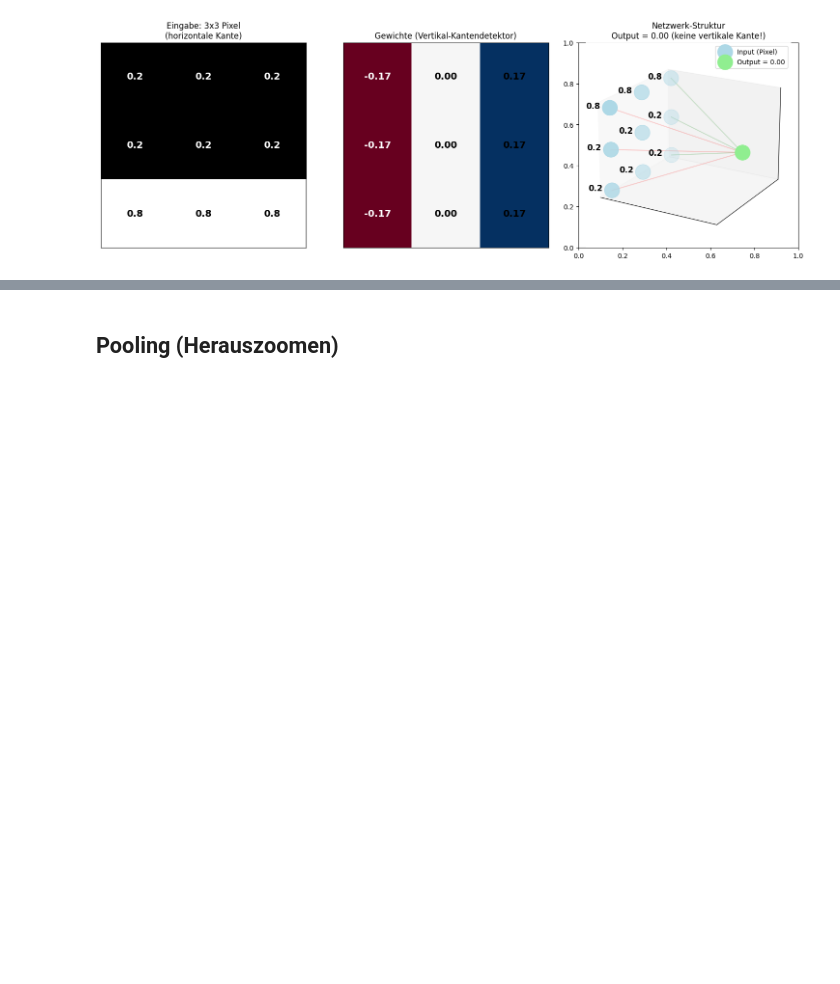
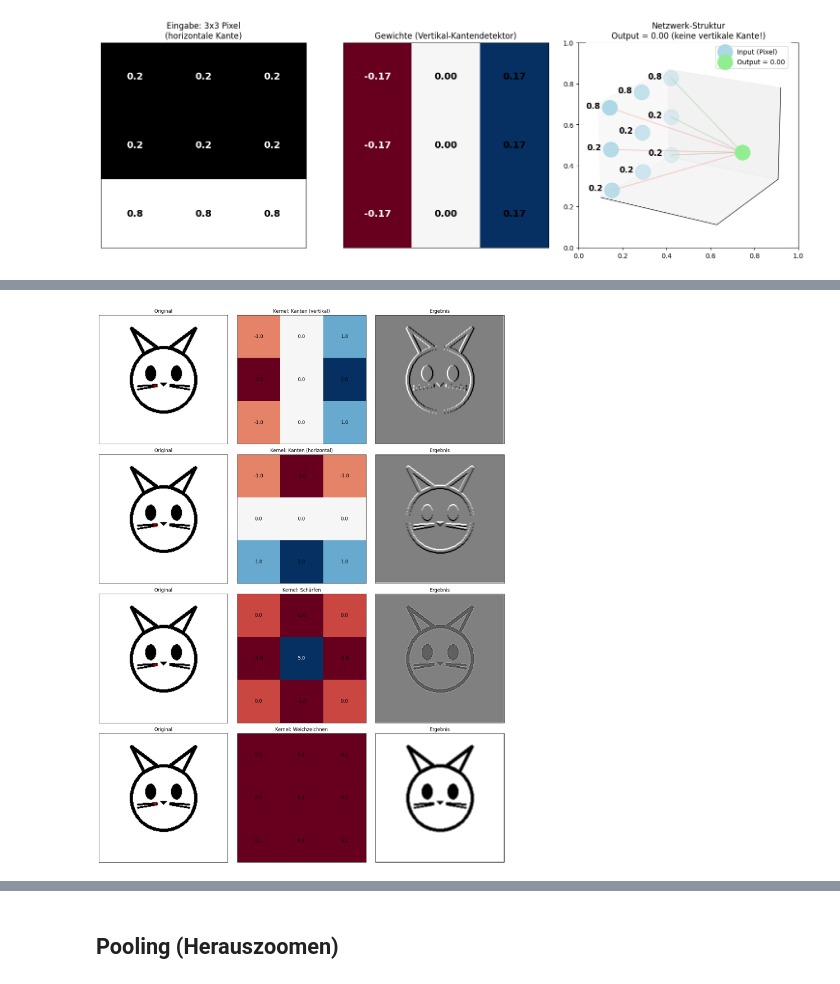
Before and after one commit to mrs-curi0sity/ki-fuer-marie, a Jupyter notebook: episodes/02-fortgeschrittene-konzepte-neuronaler-netze/code/neural_networks.ipynb, the cells around one changed output, grey strips where cells are left out. Cells and saved outputs as stored; diff of their text form; code cells hidden in the pictures; blank space fills up the shorter version.

```diff
--- a/episodes/02-fortgeschrittene-konzepte-neuronaler-netze/code/neural_networks.ipynb
+++ b/episodes/02-fortgeschrittene-konzepte-neuronaler-netze/code/neural_networks.ipynb
@@ -629,0 +604,93 @@ create_conv_visualization()
+# %%
+import numpy as np
+import matplotlib.pyplot as plt
+from matplotlib.patches import Rectangle
+from scipy import signal
+import cv2
+
+def create_simple_cat():
+    # Erstelle ein 200x200 weißes Bild
+    img = np.ones((200, 200), dtype=np.uint8) * 255
+
+    # Zeichne Kopf
+    cv2.circle(img, (100, 100), 50, 0, 3)
+
+    # Zeichne Ohren
+    pts_ear1 = np.array([[70, 60], [50, 20], [90, 50]], np.int32)
+    pts_ear2 = np.array([[130, 60], [150, 20], [110, 50]], np.int32)
+    cv2.polylines(img, [pts_ear1], True, 0, 3)
+    cv2.polylines(img, [pts_ear2], True, 0, 3)
+
+    # Zeichne Augen
+    cv2.ellipse(img, (80, 90), (8, 12), 0, 0, 360, 0, -1)
+    cv2.ellipse(img, (120, 90), (8, 12), 0, 0, 360, 0, -1)
+
+    # Zeichne Nase
+    pts_nose = np.array([[95, 105], [105, 105], [100, 110]], np.int32)
+    cv2.fillPoly(img, [pts_nose], 0)
+
+    # Zeichne Schnurrhaare
+    cv2.line(img, (60, 110), (90, 108), 0, 2)
+    cv2.line(img, (60, 115), (90, 110), 0, 2)
+    cv2.line(img, (140, 110), (110, 108), 0, 2)
+    cv2.line(img, (140, 115), (110, 110), 0, 2)
+
+    return img
+
+def create_conv_visualization_static():
+    img = create_simple_cat()  # Verwende Katzenbild statt Haus
+
+    kernels = {
+        'Kanten (vertikal)': np.array([[-1, 0, 1],
+                                      [-2, 0, 2],
+                                      [-1, 0, 1]]),
+        'Kanten (horizontal)': np.array([[-1, -2, -1],
+                                        [0, 0, 0],
+                                        [1, 2, 1]]),
+        'Schärfen': np.array([[0, -1, 0],
+                             [-1, 5, -1],
+                             [0, -1, 0]]),
+        'Weichzeichnen': np.array([[1, 1, 1],
+                                  [1, 1, 1],
+                                  [1, 1, 1]]) / 9
+    }
+
+    fig, axes = plt.subplots(4, 3, figsize=(15, 20))
+
+    for idx, (name, kernel) in enumerate(kernels.items()):
+        # Original mit Kernel-Box
+        axes[idx, 0].imshow(img, cmap='gray')
+        axes[idx, 0].set_title('Original')
+
+        # Zeige Kernel-Position (bei den Schnurrhaaren)
+        kernel_box = Rectangle((85, 108), 3, 3, linewidth=2, edgecolor='r', facecolor='none')
+        axes[idx, 0].add_patch(kernel_box)
+
+        # Kernel
+        kernel_img = axes[idx, 1].imshow(kernel, cmap='RdBu')
+        axes[idx, 1].set_title(f'Kernel: {name}')
+
+        # Kernel-Werte anzeigen
+        for i in range(3):
+            for j in range(3):
+                axes[idx, 1].text(j, i, f'{kernel[i,j]:.1f}',
+                                ha='center', va='center',
+                                color='white' if abs(kernel[i,j]) > 2 else 'black',
+                                fontsize=12)
+
+        # Ergebnis
+        result = signal.convolve2d(img, kernel, mode='same')
+        axes[idx, 2].imshow(result, cmap='gray')
+        axes[idx, 2].set_title('Ergebnis')
+
+        # Entferne Achsenbeschriftungen
+        for ax in axes[idx]:
+            ax.set_xticks([])
+            ax.set_yticks([])
+
+    plt.tight_layout()
+    plt.show()
+
+create_conv_visualization_static()
+# %% [output]
+[figure, added]
```
Also changed, not shown: parts of 3 cells of this notebook, 1 other file.
